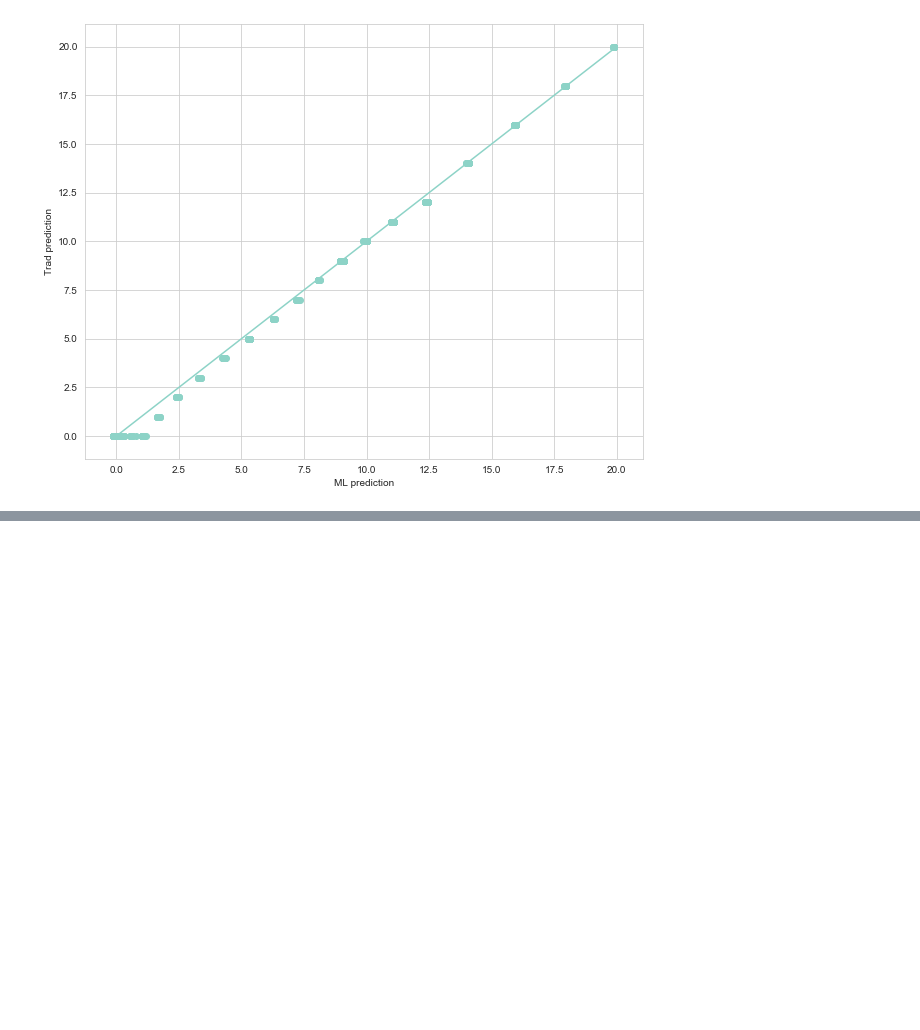
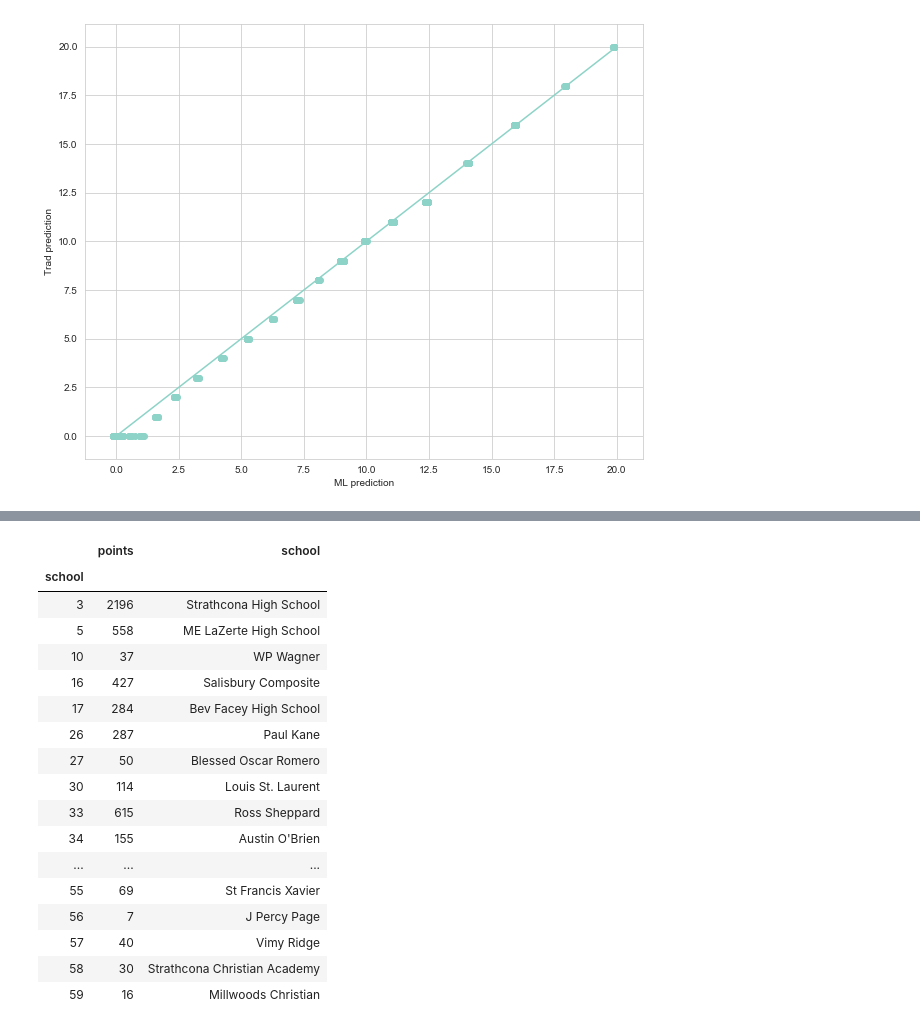
Before and after one commit to jtang9001/skynet2, a Jupyter notebook: skSVM.ipynb, the cells around one changed output, grey strips where cells are left out. Saved outputs shown, nothing was run; the diff lists cells and outputs as text; code cells hidden in the pictures; blank space fills up the shorter version.

```diff
--- a/skSVM.ipynb
+++ b/skSVM.ipynb
@@ -189,0 +205,29 @@ SyntaxError: invalid syntax (<ipython-input-211-fd6b81769632>, line 3)
+# %%
+actualPts = pd.pivot_table(
+    df2018,
+    index = "school",
+    values = "points",
+    aggfunc = np.sum
+)
+
+actualPts["school"] = actualPts.index.map(lambda idx: School.get_by_id(idx).name)
+actualPts
+# %% [output]
+|  | points | school |
+| school |  |  |
+| 3 | 2196 | Strathcona High School |
+| 5 | 558 | ME LaZerte High School |
+| 10 | 37 | WP Wagner |
+| 16 | 427 | Salisbury Composite |
+| 17 | 284 | Bev Facey High School |
+| 26 | 287 | Paul Kane |
+| 27 | 50 | Blessed Oscar Romero |
+| 30 | 114 | Louis St. Laurent |
+| 33 | 615 | Ross Sheppard |
+| 34 | 155 | Austin O'Brien |
+| ... | ... | ... |
+| 55 | 69 | St Francis Xavier |
+| 56 | 7 | J Percy Page |
+| 57 | 40 | Vimy Ridge |
+| 58 | 30 | Strathcona Christian Academy |
+| 59 | 16 | Millwoods Christian |
```
Also changed, not shown: parts of 11 cells of this notebook, 8 other files.
